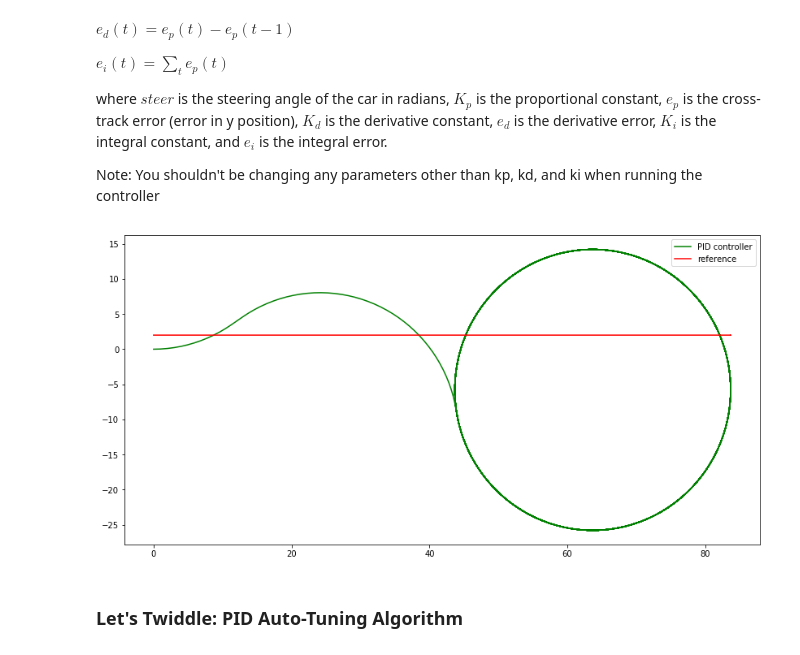
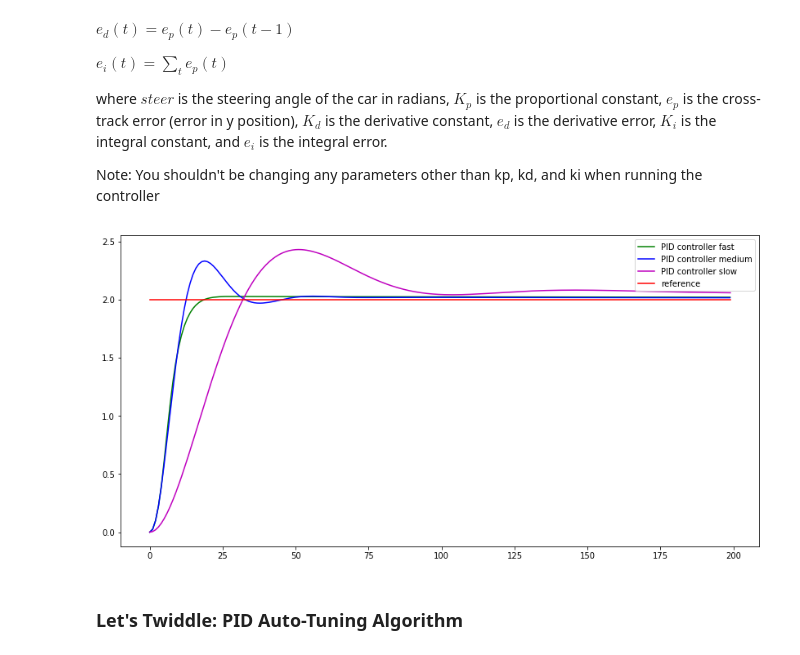
Before and after one commit to calvincramer/PID-Controller, a Jupyter notebook: PID-Controller.ipynb, the cells around one changed output. Cells and saved outputs as stored; diff of their text form; code cells hidden in the pictures.

```diff
--- a/PID-Controller.ipynb
+++ b/PID-Controller.ipynb
@@ -306,48 +333,67 @@ x_trajectory : List of floats
 y_trajectory : List of floats
     The actual y positions of the car over time
 desired_y_trajectory: List of floats
     The desired y positions of the car over time
 """
-def run_pidcontroller(car, kp, kd, ki, initial_step=2.0, step_size=2.0, num_steps=1, n=2000, speed=1.0):
+def run_pidcontroller(car, kp, kd, ki, initial_step=2.0, step_size=2.0, num_steps=1, n=200, speed=1.0):
     x_trajectory = []
     y_trajectory = []
     desired_y_trajectory = []
 
     desired_y = initial_step
     prev_ep = car.y - desired_y # previous proportional error
-    sum_ep = 0
-    ei = 0 # initial integral error
+    sum_ep_diff = 0 # Difference sum
+    ei = 0 # Integral error (using trapezoid rule)
     for i in range(n):
         if (i % (n // num_steps) == 0 and i > 0):
             desired_y += step_size
         # Append to trajectory lists
         x_trajectory.append(car.x)
         y_trajectory.append(car.y)
         desired_y_trajectory.append(desired_y)
 
         # Update values
         cur_ep = car.y - desired_y_trajectory[-1]
-        sum_ep += cur_ep
-        steer = (-kp * cur_ep) + (-kd * (cur_ep - prev_ep)) + (-ki * sum_ep)
+        sum_ep_diff += cur_ep
+        ei += (cur_ep + prev_ep) / 2
+        #steer = -1 * (kp*cur_ep + kd*(cur_ep - prev_ep) + ki*sum_ep_diff) # Difference sum
+        steer = -1 * (kp*cur_ep + kd*(cur_ep - prev_ep) + ki*ei) # Approximate integral
         car.move(steer, speed)
         prev_ep = cur_ep
 
     return x_trajectory, y_trajectory, desired_y_trajectory
-
-#TODO: Play with these values
-kp = 0.3
-kd = 0.0
-ki = 0.1
-
-x_trajectory, y_trajectory, desired_y_trajectory = run_pidcontroller(car, kp=kp, kd=kd, ki=ki)
+# Fast
+kp_fast = 1.2
+kd_fast = 7.5
+ki_fast = 0.002
+# Medium
+kp_med = 0.6
+kd_med = 3.5
+ki_med = 0.001
+# Slow
+kp_slow = 0.1
+kd_slow = 1.5
+ki_slow = 0.0004
 
 plt.figure(figsize=(14,7))
-plt.plot(x_trajectory, y_trajectory, 'g', label='PID controller')
-plt.plot(x_trajectory, desired_y_trajectory, 'r', label='reference')
+
+car = Car(x=0, y=0, orientation=0)
+x_traj_f, y_traj_f, _ = run_pidcontroller(car, kp_fast, kd_fast, ki_fast)
+plt.plot(x_traj_f, y_traj_f, 'g', label='PID controller fast')
+
+car = Car(x=0, y=0, orientation=0)
+x_traj_med, y_traj_med, _ = run_pidcontroller(car, kp_med, kd_med, ki_med)
+plt.plot(x_traj_med, y_traj_med, 'b', label='PID controller medium')
+
+car = Car(x=0, y=0, orientation=0)
+x_traj_slow, y_traj_slow, desired_y_trajectory = run_pidcontroller(car, kp_slow, kd_slow, ki_slow)
+plt.plot(x_traj_slow, y_traj_slow, 'm', label='PID controller slow')
+
+plt.plot(x_traj_slow, desired_y_trajectory, 'r', label='reference')
 plt.legend()
 plt.show()
 # %% [output]
-[figure, old version]
+[figure, new version]
 # %% [markdown]
 ### Let's Twiddle: PID Auto-Tuning Algorithm
 # %% [markdown]
```
Also changed, not shown: parts of 3 cells of this notebook.
